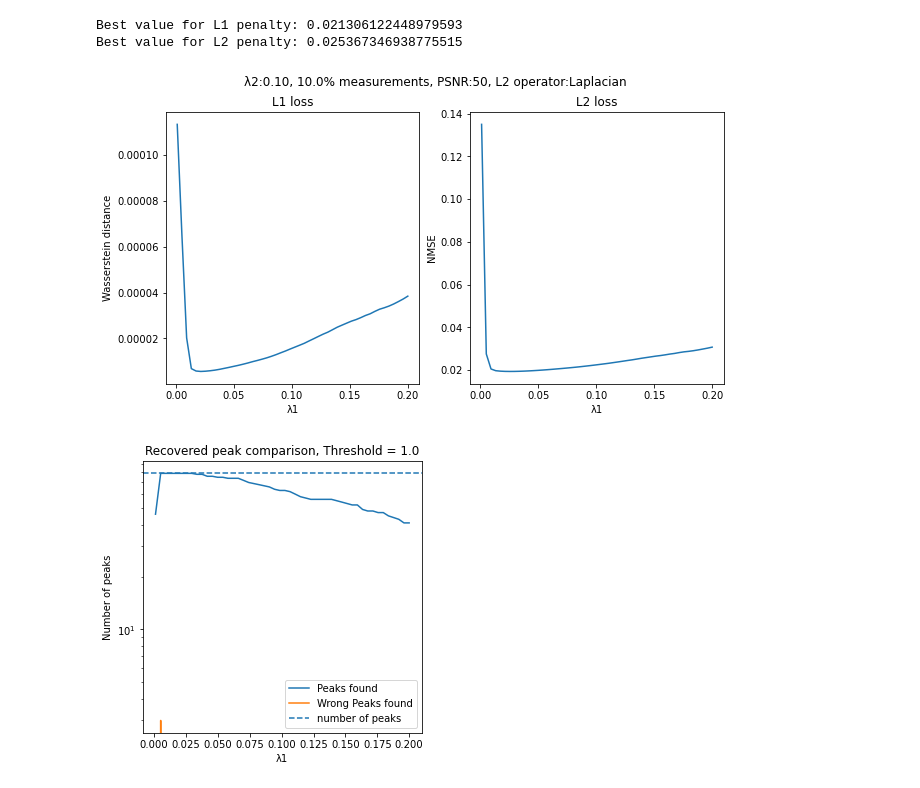
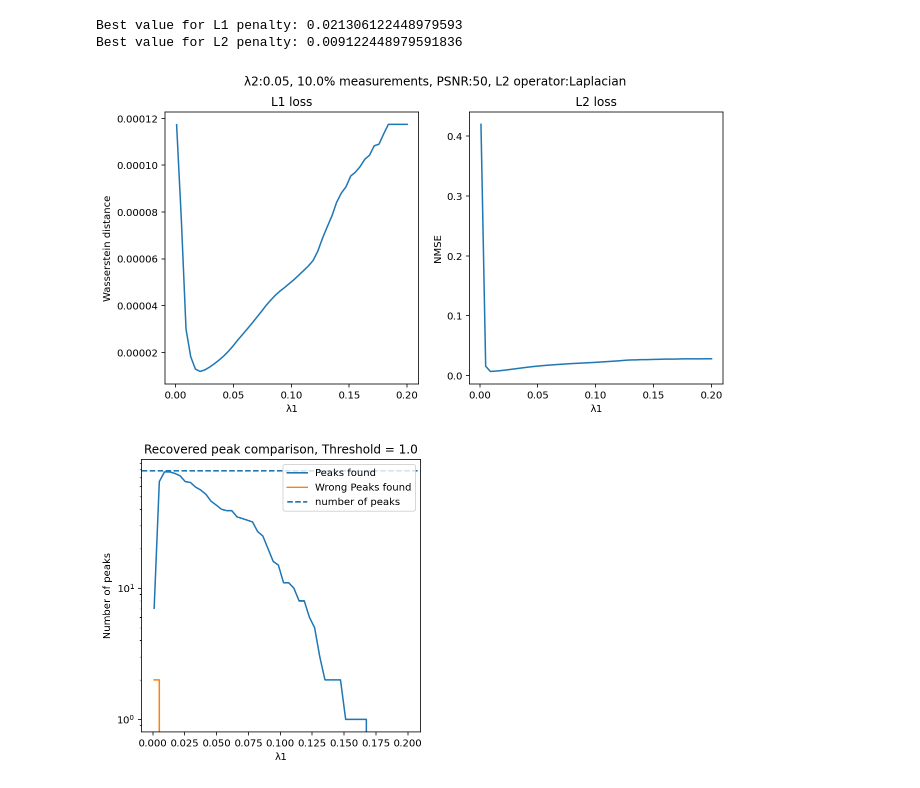
Before and after one commit to David-Chavess/Sparse-smooth-signal, a Jupyter notebook: Presentation.ipynb, the cells around one changed output. Drawn from its saved outputs; the diff is of its cells as text; code cells hidden in the pictures.

```diff
--- a/Presentation.ipynb
+++ b/Presentation.ipynb
@@ -18,7 +19,7 @@ s.plot()
 # %%
 L = 0.1
 l1 = 0.02
-l2 = 0.01
+l2 = 0.04
 psnr = 50.
 s.psnr = psnr
-s.H = get_best_freq_operator(s, L)
+s.H = get_low_freq_operator(d, L)
@@ -33,0 +42,3 @@ compare_choice_of_measurements(s, L, l1, l2, psnr, "Laplacian")
+# %%
+s.psnr = 20.
+compare_measurements_methods(s, L, l1, l2, psnr, "Laplacian")
@@ -34,3 +50,4 @@ compare_choice_of_measurements(s, L, l1, l2, psnr, "Laplacian")
 # %%
+s.psnr = 50.
 compare_smoothing_operator(s)
 # %% [output]
@@ -54,0 +55,3 @@ Smooth:
+# %%
+s.psnr = 20.
+compare_smoothing_operator(s)
@@ -55,7 +60,7 @@ Smooth:
 # %%
-test_lambda1(s, L, lambda1_min=0.001, lambda1_max=0.2, nb=50, lambda2=0.1, operator_l2="Laplacian", psnr=50.)
+test_lambda1(s, L, lambda1_min=0.001, lambda1_max=0.2, nb=50, lambda2=0.05, operator_l2="Laplacian", psnr=50.)
 # %% [output]
 Best value for L1 penalty: 0.021306122448979593
-Best value for L2 penalty: 0.025367346938775515
+Best value for L2 penalty: 0.009122448979591836
-[figure, old version]
+[figure, new version]
-[figure, old version]
+[figure, new version]
```
Also changed, not shown: parts of 16 cells of this notebook.
